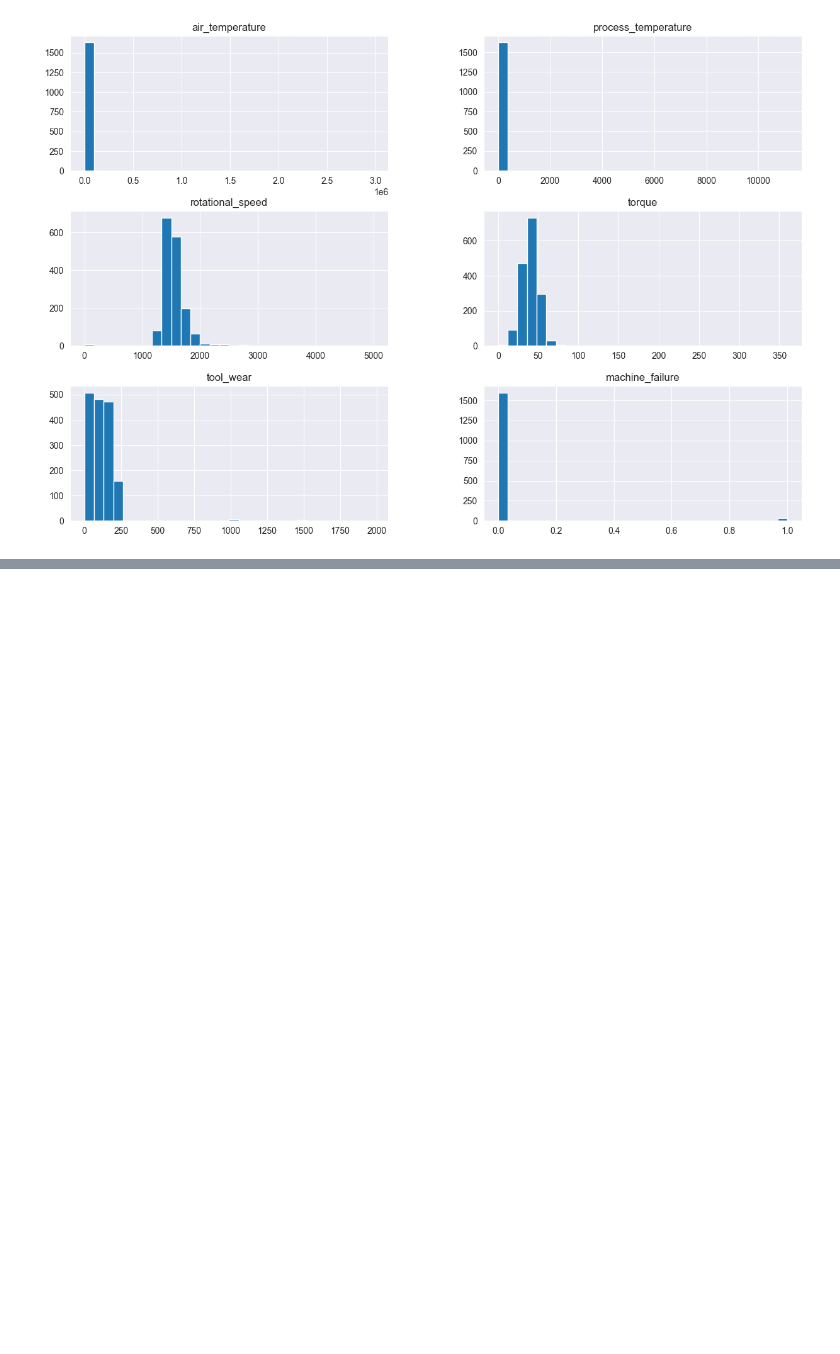
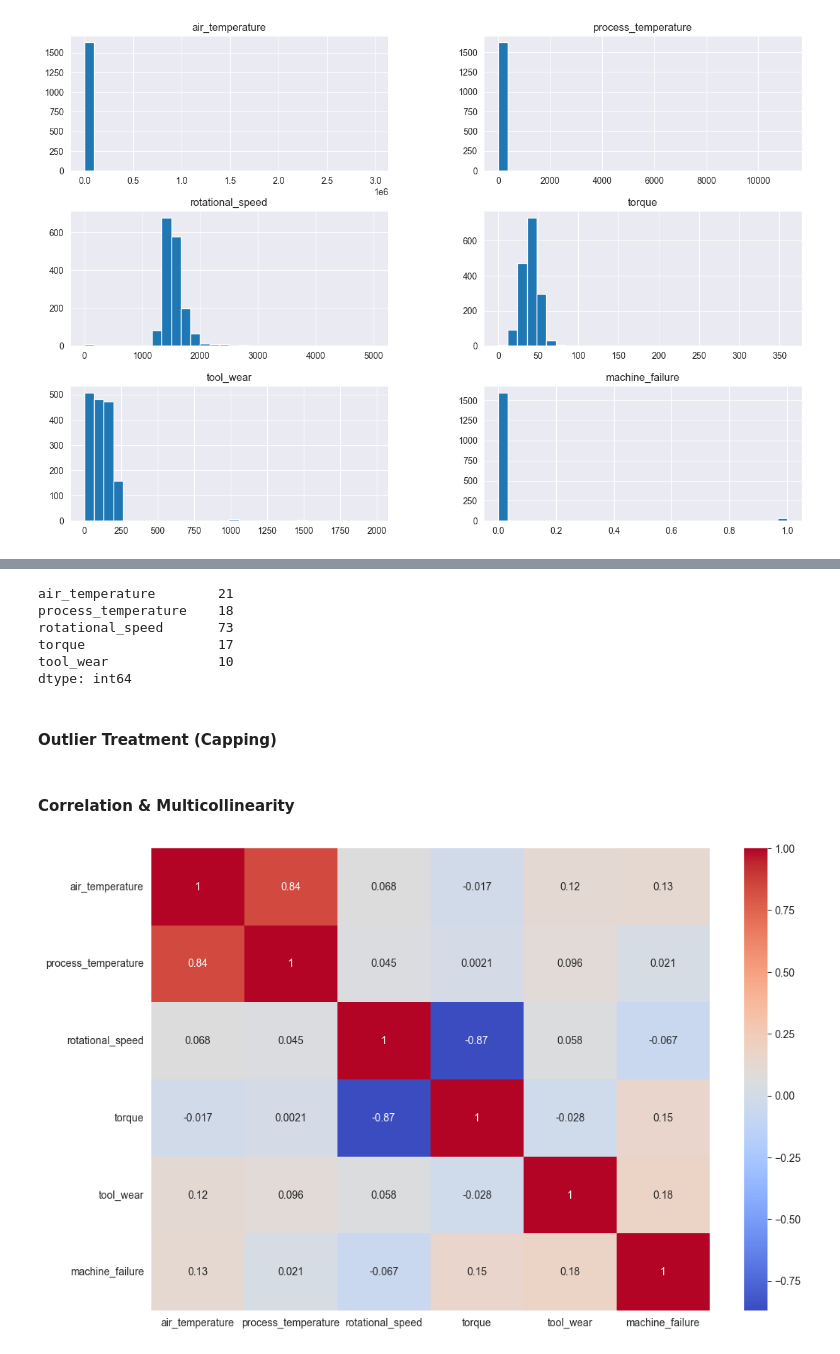
Before and after one commit to deb-cod/April-25-G2-Capstone-Project, a Jupyter notebook: EDA/Exploratory_Data_Analysis.ipynb, the cells around one changed output, grey strips where cells are left out. Cells and saved outputs as stored; diff of their text form; code cells hidden in the pictures; blank space fills up the shorter version.

```diff
--- a/EDA/Exploratory_Data_Analysis.ipynb
+++ b/EDA/Exploratory_Data_Analysis.ipynb
@@ -270,0 +361,8 @@ plt.show()
+# %%
+numeric_features = df.select_dtypes(include=np.number).columns.tolist()
+numeric_features.remove('machine_failure')
+# %%
+Q1 = df[numeric_features].quantile(0.25)
+Q3 = df[numeric_features].quantile(0.75)
+# %%
+IQR = Q3-Q1
@@ -270,0 +379,24 @@ plt.show()
+# %%
+outlier_count
+# %% [output]
+air_temperature        21
+process_temperature    18
+rotational_speed       73
+torque                 17
+tool_wear              10
+dtype: int64
+# %% [markdown]
+#### Outlier Treatment (Capping)
+# %%
+for col in numeric_features:
+    lower = Q1[col] - 1.5 * IQR[col]
+    upper = Q3[col] + 1.5 * IQR[col]
+    df[col] = np.clip(df[col], lower, upper)
+# %% [markdown]
+#### Correlation & Multicollinearity
+# %%
+plt.figure(figsize=(12,8))
+sns.heatmap(df[numeric_attr.columns].corr(), annot=True, cmap='coolwarm')
+plt.show()
+# %% [output]
+[figure, added]
```
Also changed, not shown: parts of 60 cells of this notebook.
